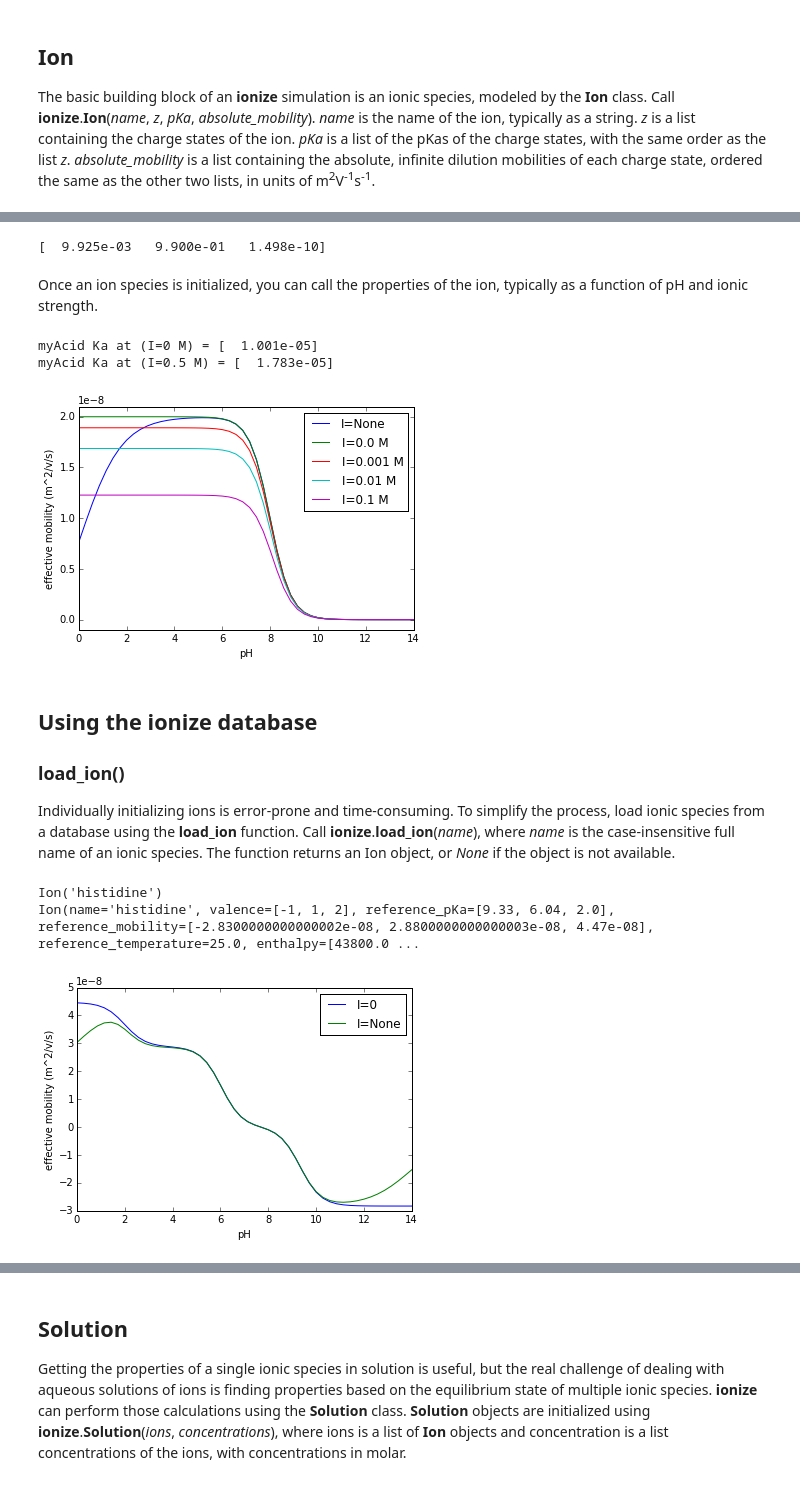
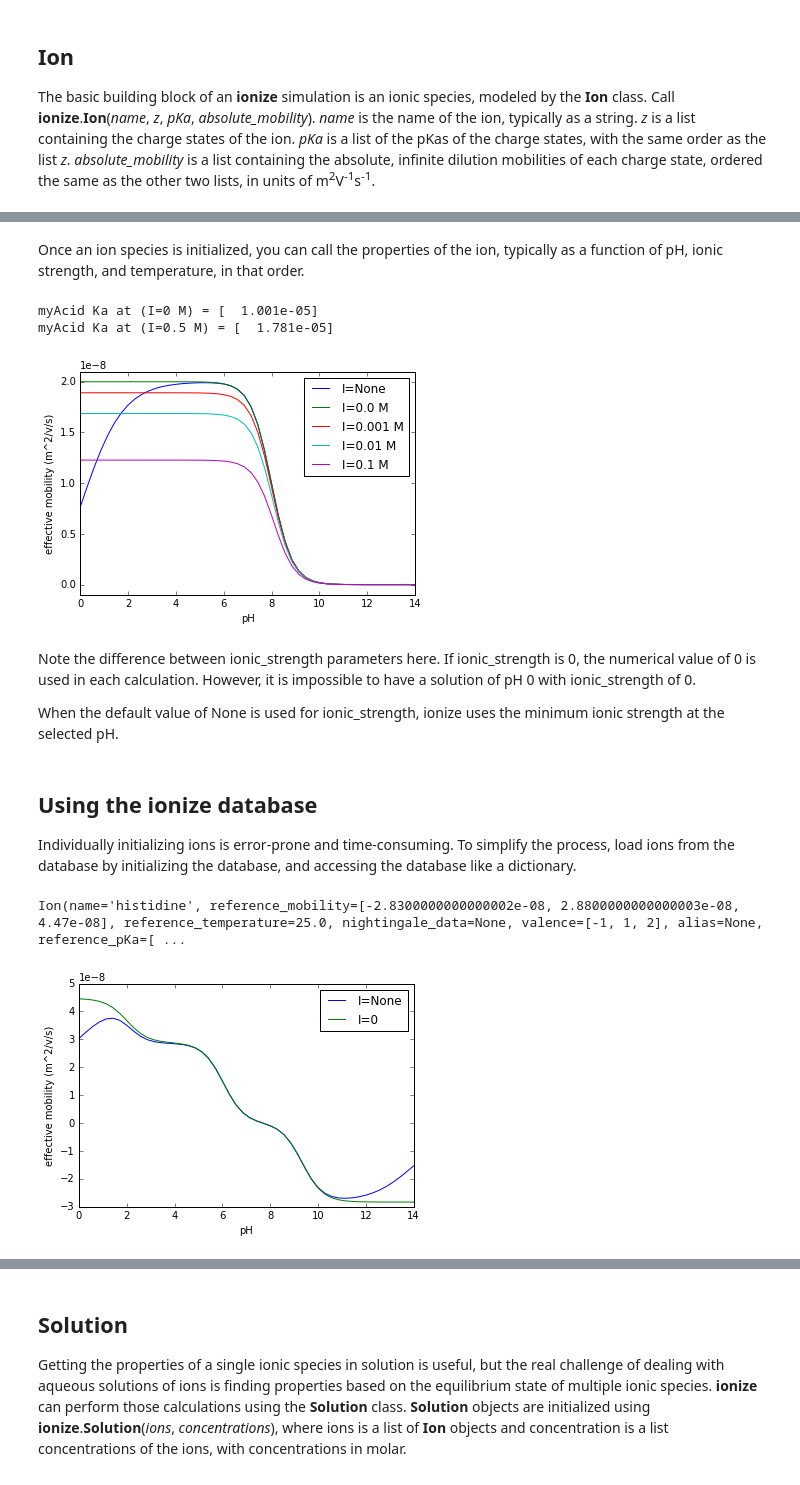
Before and after one commit to lewisamarshall/ionize, a Jupyter notebook: tutorial.ipynb, the cells around one changed output, grey strips where cells are left out. Drawn from its saved outputs; the diff is of its cells as text; code cells hidden in the pictures.

```diff
--- a/tutorial.ipynb
+++ b/tutorial.ipynb
@@ -35,13 +36,8 @@ Ion('myBase')
-# %%
-aspartic = ionize.Database().load('aspartic acid')
-print aspartic.ionization_fraction(8)
-# %% [output]
-[  9.925e-03   9.900e-01   1.498e-10]
 # %% [markdown]
-Once an ion species is initialized, you can call the properties of the ion, typically as a function of pH and ionic strength.
+Once an ion species is initialized, you can call the properties of the ion, typically as a function of pH, ionic strength, and temperature, in that order.
 # %%
-print 'myAcid Ka at (I=0 M) =', acid.acidity()
-print 'myAcid Ka at (I=0.5 M) =', acid.acidity(ionic_strength=0.5)
+print('myAcid Ka at (I=0 M) =', acid.acidity())
+print('myAcid Ka at (I=0.5 M) =', acid.acidity(ionic_strength=0.5))
 
 pH = numpy.linspace(0,14)
 
@@ -59,33 +55,33 @@ legend()
 show()
 # %% [output]
 myAcid Ka at (I=0 M) = [  1.001e-05]
-myAcid Ka at (I=0.5 M) = [  1.783e-05]
+myAcid Ka at (I=0.5 M) = [  1.781e-05]
-[figure, old version]
+[figure, new version]
+# %% [markdown]
+Note the difference between ionic_strength parameters here. If ionic_strength is 0, the numerical value of 0 is used in each calculation. However, it is impossible to have a solution of pH 0 with ionic_strength of 0.
+
+When the default value of None is used for ionic_strength, ionize uses the minimum ionic strength at the selected pH.
 # %% [markdown]
 ## Using the **ionize** database
 
-### load_ion()
-Individually initializing ions is error-prone and time-consuming. To simplify the process, load ionic species from a database using the **load_ion** function. Call **ionize**.**load_ion**(*name*), where *name* is the case-insensitive full name of an ionic species. The function returns an Ion object, or *None* if the object is not available.
+Individually initializing ions is error-prone and time-consuming. To simplify the process, load ions from
+the database by initializing the database, and accessing the database like a dictionary.
 # %%
-database = ionize.Database()
-histidine = database.load('histidine')
-print histidine
-print repr(histidine)
-[database.load('histidine').pKa(0, t) for t in np.linspace(0, 50)]
+db = ionize.Database()
+histidine = db['histidine']
+print(repr(histidine))
 
-
-for ionic_strength in (0, None):
+for ionic_strength in (None, 0):
     mu_histidine = [histidine.mobility(p, ionic_strength=ionic_strength) for p in pH]
     plot(pH, mu_histidine, label="I={}".format(ionic_strength))
 
 xlabel('pH'); xlim([0, 14])
 ylabel('effective mobility (m^2/v/s)')
 legend()
 show()
 # %% [output]
-Ion('histidine')
-Ion(name='histidine', valence=[-1, 1, 2], reference_pKa=[9.33, 6.04, 2.0], reference_mobility=[-2.8300000000000002e-08, 2.8800000000000003e-08, 4.47e-08], reference_temperature=25.0, enthalpy=[43800.0 ...
+Ion(name='histidine', reference_mobility=[-2.8300000000000002e-08, 2.8800000000000003e-08, 4.47e-08], reference_temperature=25.0, nightingale_data=None, valence=[-1, 1, 2], alias=None, reference_pKa=[ ...
-[figure, old version]
+[figure, new version]
 # %% [markdown]
 ### search_ion()
 
```
Also changed, not shown: parts of 7 cells of this notebook, 3 other files.
